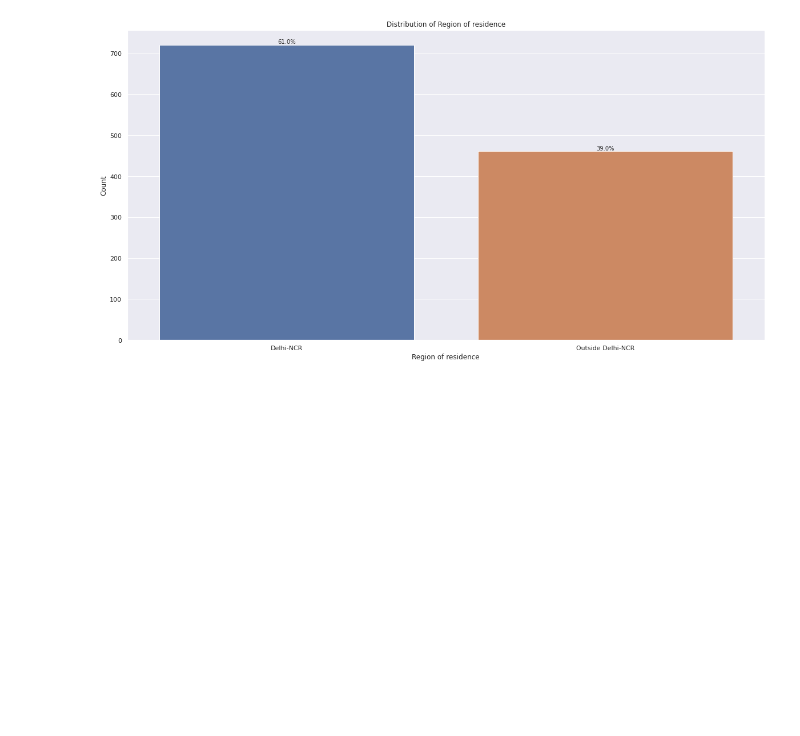
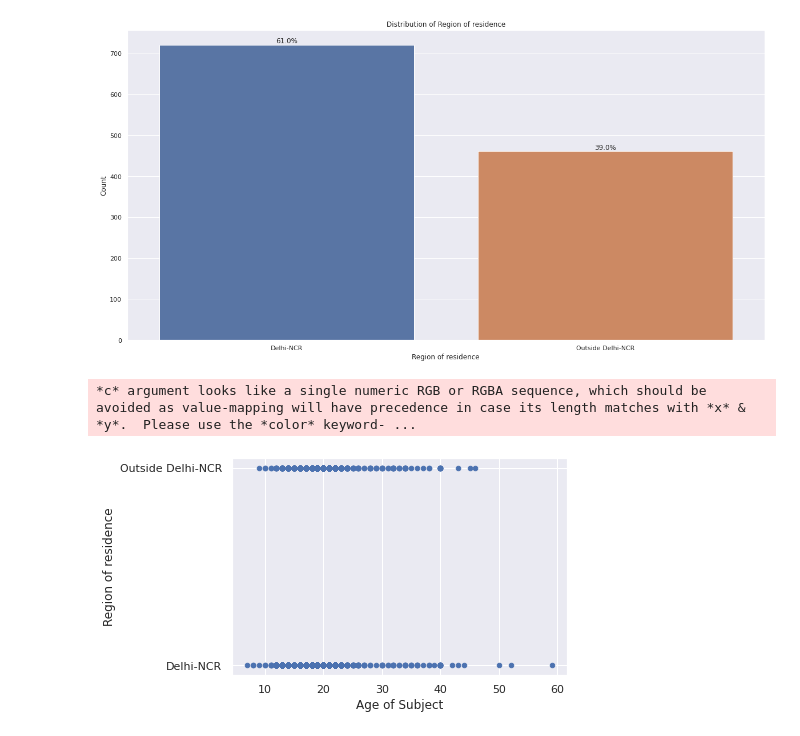
Before and after one commit to tanguolin/Iteration4, a Jupyter notebook: wtam186_Iteration4.ipynb, the cells around one changed output. Saved outputs shown, nothing was run; the diff lists cells and outputs as text; code cells hidden in the pictures; blank space fills up the shorter version.

```diff
--- a/wtam186_Iteration4.ipynb
+++ b/wtam186_Iteration4.ipynb
@@ -103,17 +103,18 @@ Successfully installed pip-23.2.1
 # %%
-#Could not use pyspark to create the histogram for the 'Region of residence' column
+#PySpark doesn't provide as extensive plotting capabilities as Pandas and Matplotlib
+#So could not use pyspark to create the histogram for the 'Region of residence' column
 from pandas import read_csv
 import pandas as pd
 from matplotlib import pyplot
 
-df=pd.read_csv('./Datasets/COVID-19 Survey Student Responses.csv')
+dfpd=pd.read_csv('./Datasets/COVID-19 Survey Student Responses.csv')
 
 sns.set(style='darkgrid')
 plt.figure(figsize=(20,10))
-ax = sns.countplot(x='Region of residence', data=df)
+ax = sns.countplot(x='Region of residence', data=dfpd)
 # Calculate percentages
-total = len(df)
-counts = df['Region of residence'].value_counts()
+total = len(dfpd)
+counts = dfpd['Region of residence'].value_counts()
 percentages = counts / total * 100
 # Annotate the bars with percentage labels
 for i, p in enumerate(ax.patches):
@@ -127,3 +128,11 @@ plt.title('Distribution of Region of residence')
 plt.show()
 # %% [output]
 [figure]
+# %%
+#PySpark doesn't provide as extensive plotting capabilities as Pandas and Matplotlib
+#So could not use pyspark to create the scatter plot
+dfpd.plot(kind='scatter', x='Age of Subject', y='Region of residence')
+plt.show()
+# %% [output]
+*c* argument looks like a single numeric RGB or RGBA sequence, which should be avoided as value-mapping will have precedence in case its length matches with *x* & *y*.  Please use the *color* keyword- ...
+[figure, added]
```
Also changed, not shown: parts of 4 cells of this notebook.
